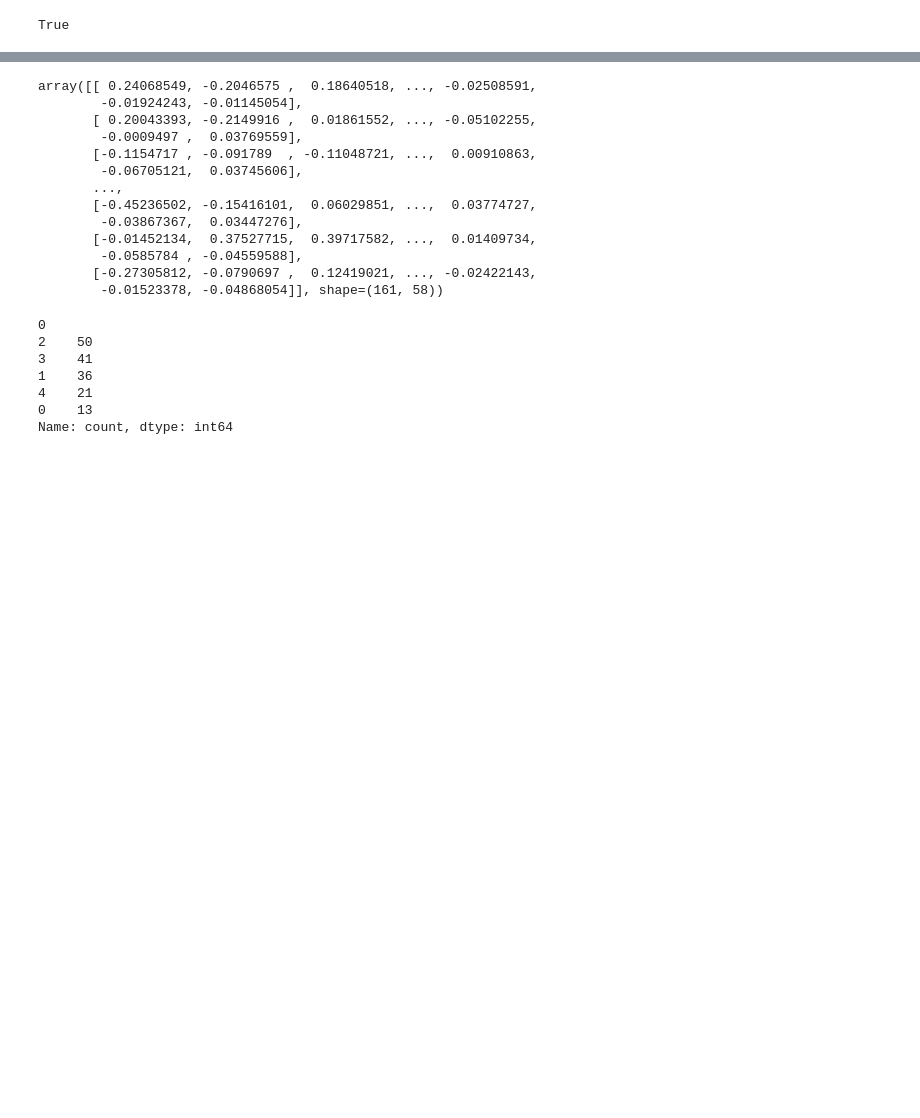
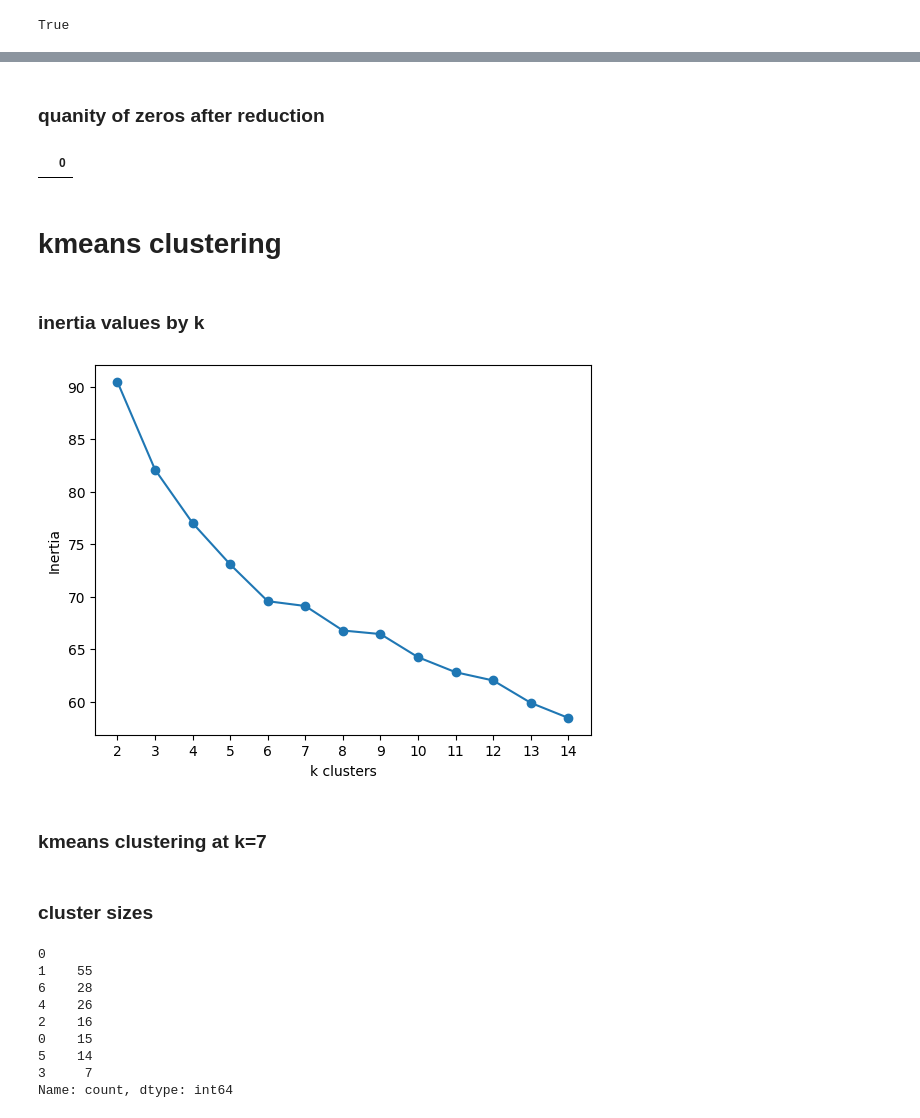
Before and after one commit to green-638/inst414-semester-project, a Jupyter notebook: semester_project.ipynb, the cells around one changed output, grey strips where cells are left out. Drawn from its saved outputs; the diff is of its cells as text; code cells hidden in the pictures; blank space fills up the shorter version.

Commit message:
added similarity assessment, combined similarity assessment with clustering, added documentation

```diff
--- a/semester_project.ipynb
+++ b/semester_project.ipynb
@@ -137,0 +347,4 @@ True
+# %%
+# PCA dimensionality reduction
+pca = PCA(n_components=0.95)
+pca_data = pca.fit_transform(hellinger_df)
@@ -138 +367,33 @@ True
+# %% [markdown]
+### quanity of zeros after reduction
+# %%
+collision_pca_vals = []
+# iterate through each species' values
+for val_list in pd.DataFrame(pca_data).values.tolist():
+    # add values to list
+    collision_pca_vals += val_list
+
+pd.DataFrame(collision_pca_vals)[pd.DataFrame(collision_pca_vals)[0] == 0]
+# %% [output]
+|  | 0 |
+# %% [markdown]
+# kmeans clustering
+# %% [markdown]
+### inertia values by k
+# %%
+intertia_values = []
+for k in range(2, 15):
+    cluster_model = KMeans(n_clusters=k)
+    cluster_model.fit(pca_data)
+    intertia_values.append(cluster_model.inertia_)
+
+plt.plot(range(2, 15), intertia_values, marker='o')
+plt.xticks(range(2, 15))
+plt.xlabel('k clusters')
+plt.ylabel('Inertia')
+plt.show()
+# %% [output]
+[figure, added]
+# %% [markdown]
+### kmeans clustering at k=7
 # %%
@@ -149,26 +402,14 @@ copy_df['label'] = labels
-# %%
-pca_data
-# %% [output]
-array([[ 0.24068549, -0.2046575 ,  0.18640518, ..., -0.02508591,
-        -0.01924243, -0.01145054],
-       [ 0.20043393, -0.2149916 ,  0.01861552, ..., -0.05102255,
-        -0.0009497 ,  0.03769559],
-       [-0.1154717 , -0.091789  , -0.11048721, ...,  0.00910863,
-        -0.06705121,  0.03745606],
-       ...,
-       [-0.45236502, -0.15416101,  0.06029851, ...,  0.03774727,
-        -0.03867367,  0.03447276],
-       [-0.01452134,  0.37527715,  0.39717582, ...,  0.01409734,
-        -0.0585784 , -0.04559588],
-       [-0.27305812, -0.0790697 ,  0.12419021, ..., -0.02422143,
-        -0.01523378, -0.04868054]], shape=(161, 58))
+# %% [markdown]
+### cluster sizes
 # %%
-pd.DataFrame(labels).value_counts()
+pd.DataFrame(clusters).value_counts()
 # %% [output]
 0
-2    50
-3    41
-1    36
-4    21
-0    13
+1    55
+6    28
+4    26
+2    16
+0    15
+5    14
+3     7
 Name: count, dtype: int64
```
Also changed, not shown: parts of 54 cells of this notebook.
